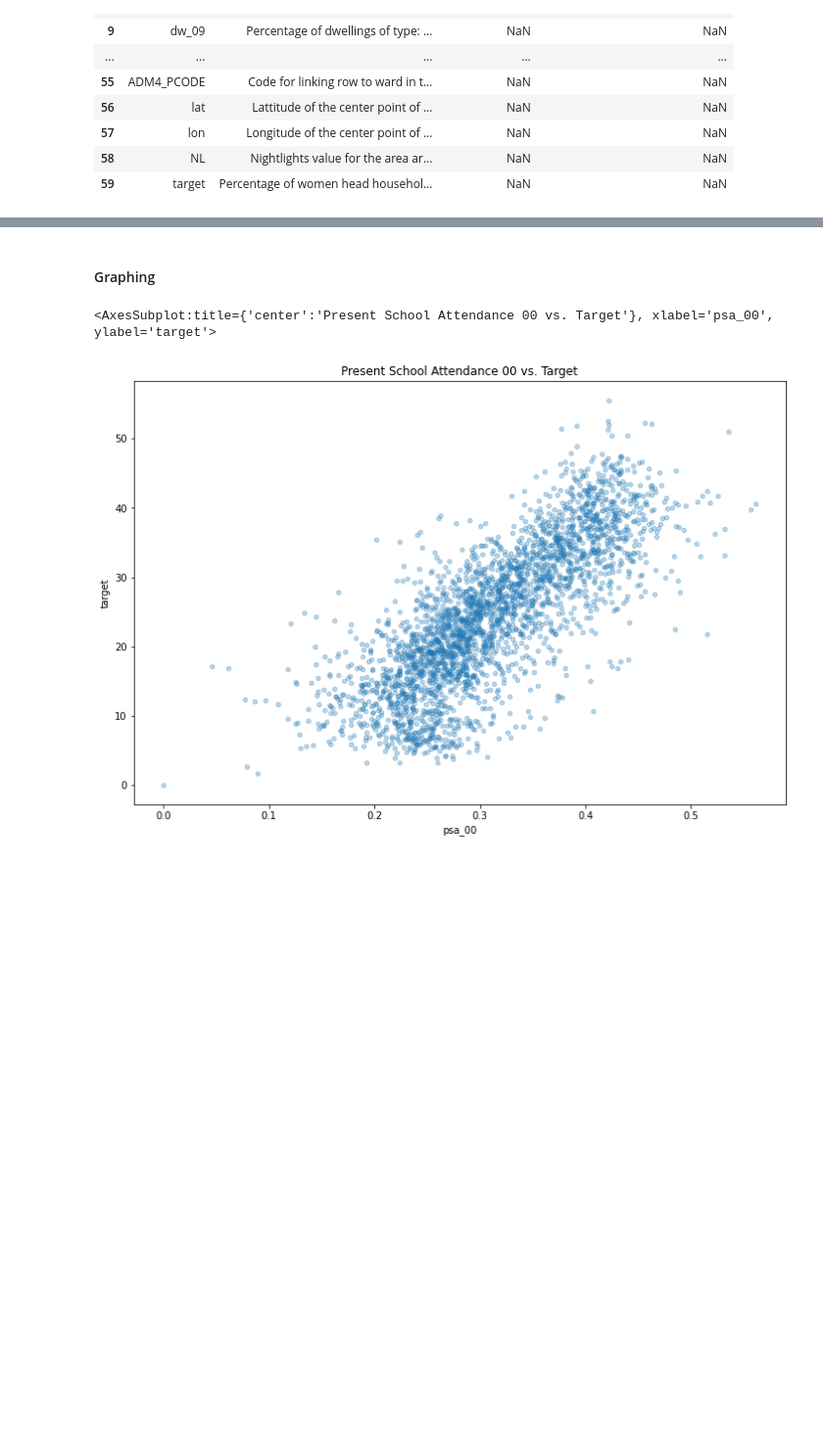
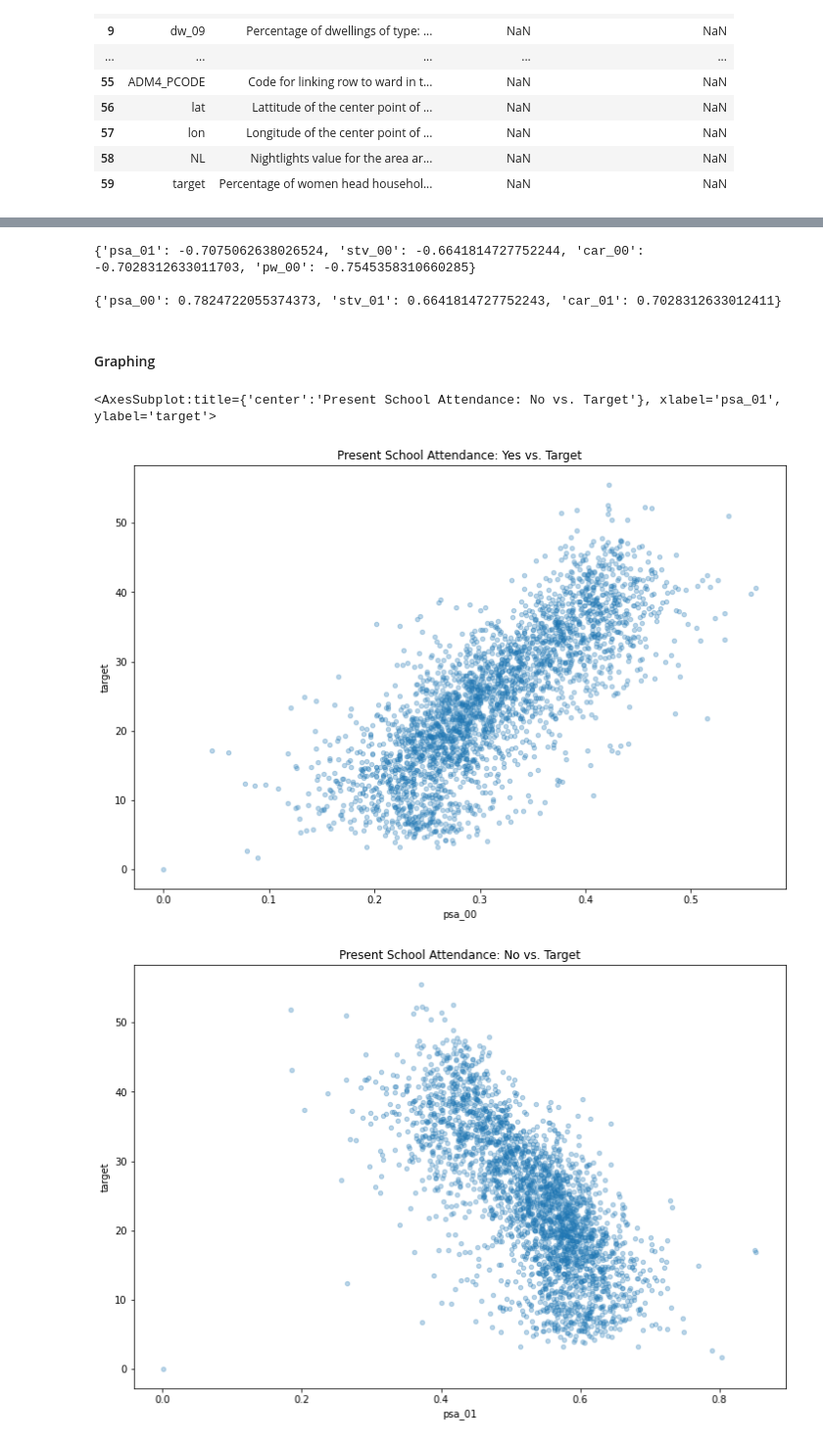
Before and after one commit to GingerLqt/iX_project1, a Jupyter notebook: Project_group_1.ipynb, the cells around one changed output, grey strips where cells are left out. Shown at 98% size. Cells and saved outputs as stored; diff of their text form; code cells hidden in the pictures; blank space fills up the shorter version.

```diff
--- a/Project_group_1.ipynb
+++ b/Project_group_1.ipynb
@@ -123,10 +143,21 @@ def corrOrganizer(segment, toReturn = "both"):
+# %%
+print(negCorrDict["strong_neg"])
+print()
+print(posCorrDict["strong_pos"])
+# %% [output]
+{'psa_01': -0.7075062638026524, 'stv_00': -0.6641814727752244, 'car_00': -0.7028312633011703, 'pw_00': -0.7545358310660285}
+
+{'psa_00': 0.7824722055374373, 'stv_01': 0.6641814727752243, 'car_01': 0.7028312633012411}
 # %% [markdown]
 #### Graphing
 # %%
 # Plot for psa_00 vs target
 
-train.plot(x='psa_00', y='target', kind='scatter', alpha=0.3, title = 'Present School Attendance\
- 00 vs. Target')
+train.plot(x='psa_00', y='target', kind='scatter', alpha=0.3, title = 'Present School Attendance:\
+ Yes vs. Target')
+train.plot(x='psa_01', y='target', kind='scatter', alpha=0.3, title = 'Present School Attendance:\
+ No vs. Target')
 # %% [output]
-<AxesSubplot:title={'center':'Present School Attendance 00 vs. Target'}, xlabel='psa_00', ylabel='target'>
+<AxesSubplot:title={'center':'Present School Attendance: No vs. Target'}, xlabel='psa_01', ylabel='target'>
-[figure, old version]
+[figure, new version]
+[figure, added]
```
Also changed, not shown: parts of 6 cells of this notebook.
